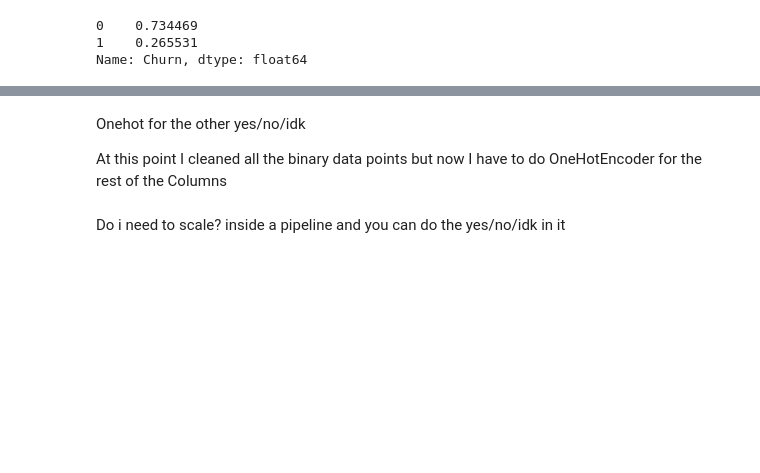
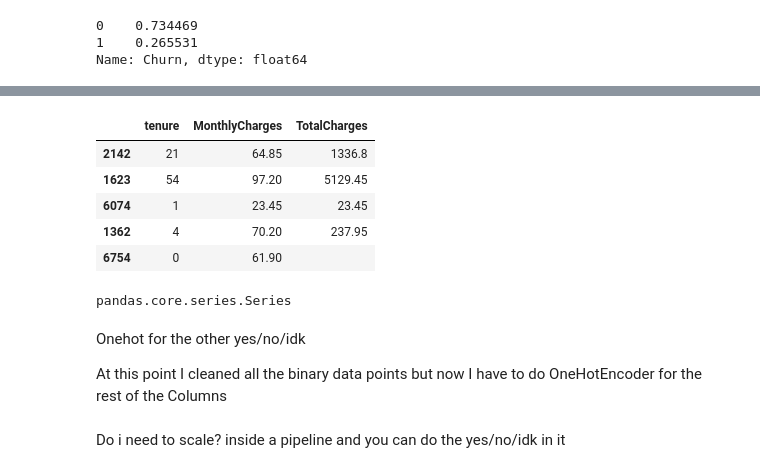
Before and after one commit to RaulCTorres/Capstone, a Jupyter notebook: Scratch code/Raul_scratch.ipynb, the cells around one changed output, grey strips where cells are left out. Cells and saved outputs as stored; diff of their text form; code cells hidden in the pictures; blank space fills up the shorter version.

```diff
--- a/Scratch code/Raul_scratch.ipynb
+++ b/Scratch code/Raul_scratch.ipynb
@@ -231,3 +208,17 @@ df
+# %%
+number_columns = X_train[["tenure", "MonthlyCharges", "TotalCharges"]]
+number_columns.head()
+# %% [output]
+|  | tenure | MonthlyCharges | TotalCharges |
+| 2142 | 21 | 64.85 | 1336.8 |
+| 1623 | 54 | 97.20 | 5129.45 |
+| 6074 | 1 | 23.45 | 23.45 |
+| 1362 | 4 | 70.20 | 237.95 |
+| 6754 | 0 | 61.90 |  |
+# %%
+type(number_columns['TotalCharges'])
+# %% [output]
+pandas.core.series.Series
 # %%
 # Now, we see that this is possible and could potentially work but
 #      it would be easier if we create a pipeline
```
Also changed, not shown: parts of 21 cells of this notebook.
